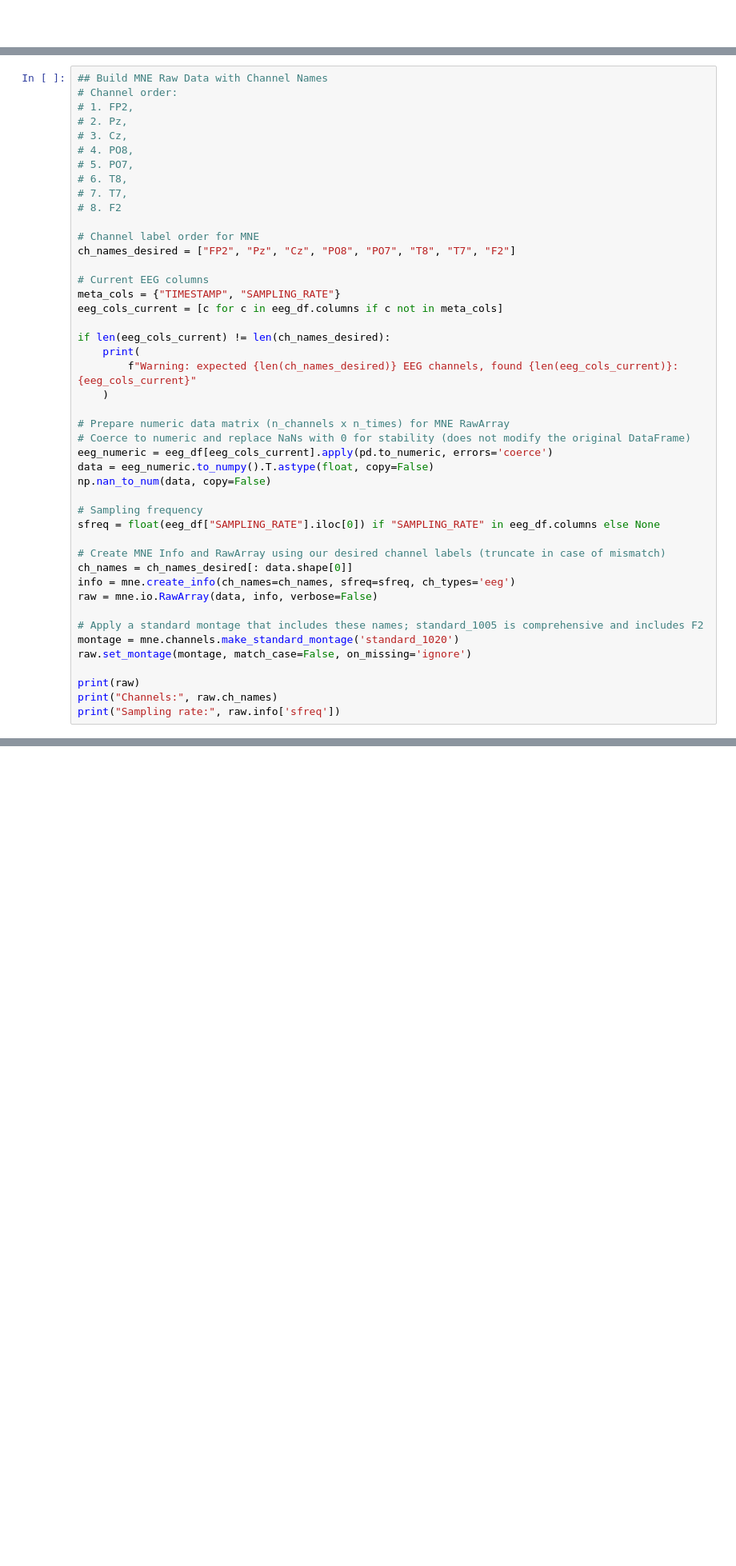
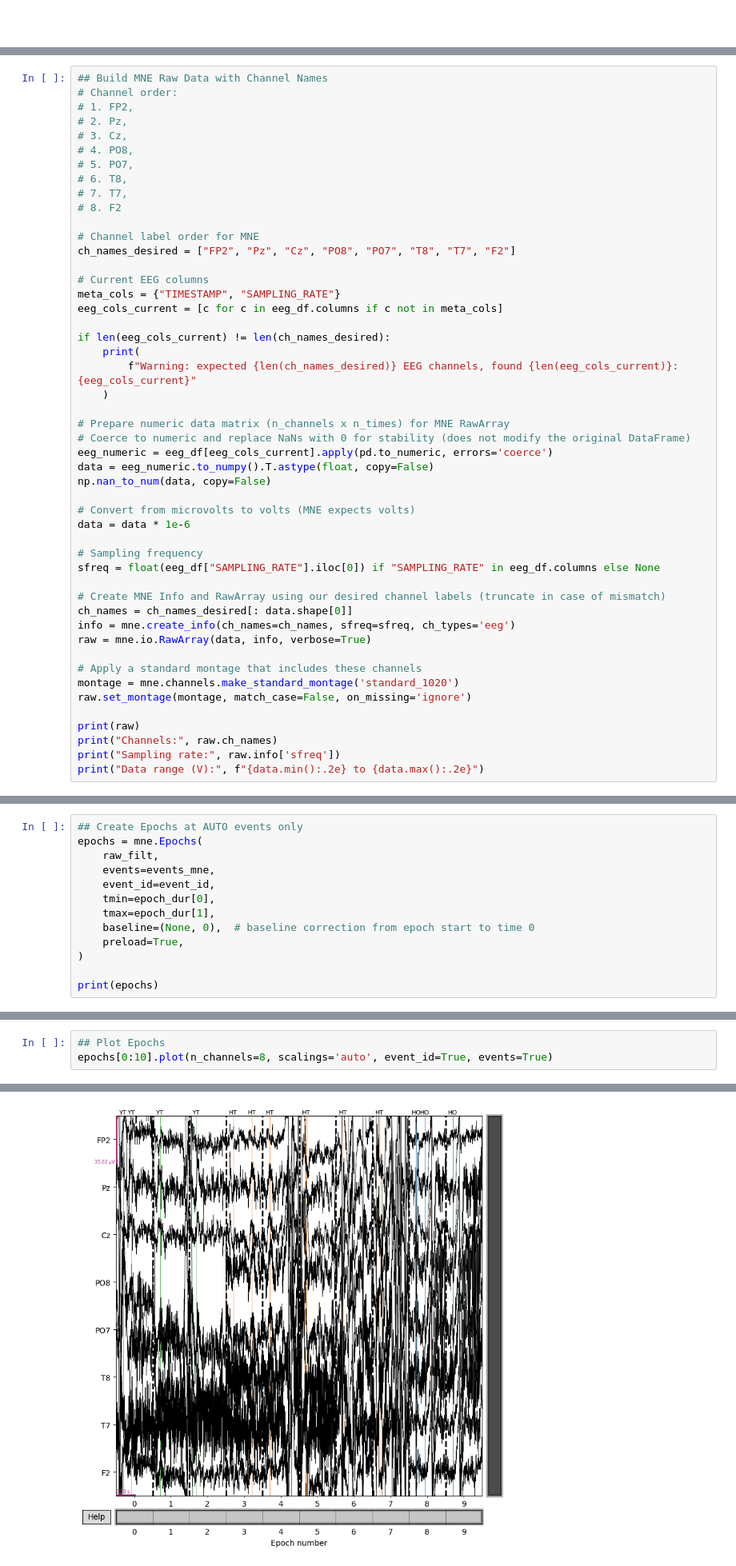
Before and after one commit to YouniPark/FYDP-rename_later-, a Jupyter notebook: poc/eeg_analysis/POC_EEG_Analysis.ipynb, the cells around one changed output, grey strips where cells are left out. Shown: that part at 80% size. Cells and saved outputs as stored; diff of their text form; blank space fills up the shorter version.

```diff
--- a/poc/eeg_analysis/POC_EEG_Analysis.ipynb
+++ b/poc/eeg_analysis/POC_EEG_Analysis.ipynb
@@ -447,19 +455,23 @@ eeg_numeric = eeg_df[eeg_cols_current].apply(pd.to_numeric, errors='coerce')
 data = eeg_numeric.to_numpy().T.astype(float, copy=False)
 np.nan_to_num(data, copy=False)
 
+# Convert from microvolts to volts (MNE expects volts)
+data = data * 1e-6
+
 # Sampling frequency
 sfreq = float(eeg_df["SAMPLING_RATE"].iloc[0]) if "SAMPLING_RATE" in eeg_df.columns else None
 
 # Create MNE Info and RawArray using our desired channel labels (truncate in case of mismatch)
 ch_names = ch_names_desired[: data.shape[0]]
 info = mne.create_info(ch_names=ch_names, sfreq=sfreq, ch_types='eeg')
-raw = mne.io.RawArray(data, info, verbose=False)
+raw = mne.io.RawArray(data, info, verbose=True)
 
-# Apply a standard montage that includes these names; standard_1005 is comprehensive and includes F2
+# Apply a standard montage that includes these channels
 montage = mne.channels.make_standard_montage('standard_1020')
 raw.set_montage(montage, match_case=False, on_missing='ignore')
 
 print(raw)
 print("Channels:", raw.ch_names)
 print("Sampling rate:", raw.info['sfreq'])
+print("Data range (V):", f"{data.min():.2e} to {data.max():.2e}")
 # %% [output]
@@ -617,0 +700,13 @@ Plotting power spectral density (dB=True).
+# %%
+## Create Epochs at AUTO events only
+epochs = mne.Epochs(
+    raw_filt,
+    events=events_mne,
+    event_id=event_id,
+    tmin=epoch_dur[0],
+    tmax=epoch_dur[1],
+    baseline=(None, 0),  # baseline correction from epoch start to time 0
+    preload=True,
+)
+
+print(epochs)
@@ -617,0 +731,4 @@ Plotting power spectral density (dB=True).
+# %%
+## Plot Epochs
+epochs[0:10].plot(n_channels=8, scalings='auto', event_id=True, events=True)
+# %% [output]
@@ -617,0 +736 @@ Plotting power spectral density (dB=True).
+[figure, added]
```
Also changed, not shown: parts of 21 cells of this notebook, 2 other files.
